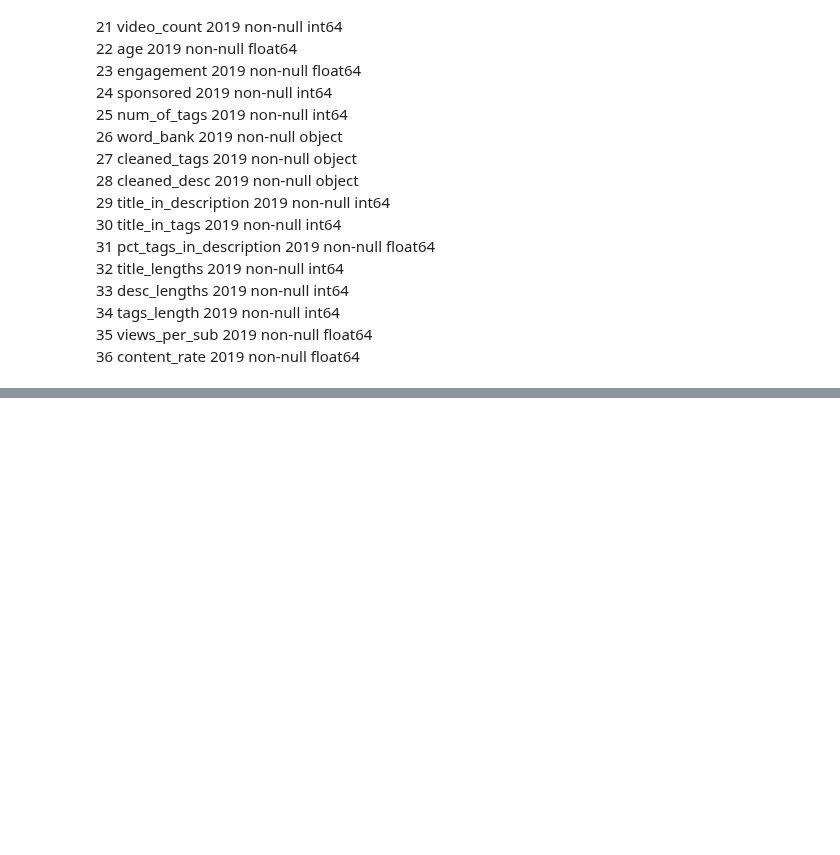
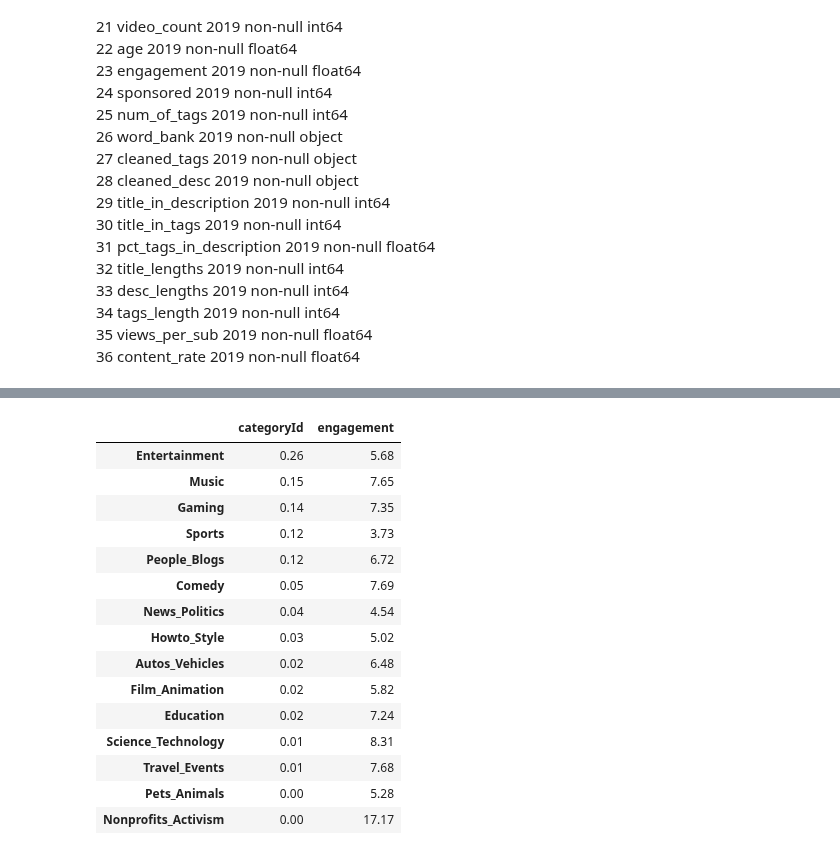
Before and after one commit to Youtube-Data-Analysis/top_200, a Jupyter notebook: shorter_explore.ipynb, the cells around one changed output, grey strips where cells are left out. Drawn from its saved outputs; the diff is of its cells as text; code cells hidden in the pictures; blank space fills up the shorter version.

Commit message:
added exploration of categoryId and engagement together

```diff
--- a/shorter_explore.ipynb
+++ b/shorter_explore.ipynb
@@ -681,0 +703,2 @@ pd.read_clipboard().to_markdown()
+# %%
+engagement_by_cat = df.groupby('categoryId').mean()['engagement']
@@ -681,0 +725,21 @@ pd.read_clipboard().to_markdown()
+# %%
+count_by_cat = df.categoryId.value_counts(normalize=True)
+# %%
+round(pd.concat([count_by_cat, engagement_by_cat*100], axis=1),2)
+# %% [output]
+|  | categoryId | engagement |
+| Entertainment | 0.26 | 5.68 |
+| Music | 0.15 | 7.65 |
+| Gaming | 0.14 | 7.35 |
+| Sports | 0.12 | 3.73 |
+| People_Blogs | 0.12 | 6.72 |
+| Comedy | 0.05 | 7.69 |
+| News_Politics | 0.04 | 4.54 |
+| Howto_Style | 0.03 | 5.02 |
+| Autos_Vehicles | 0.02 | 6.48 |
+| Film_Animation | 0.02 | 5.82 |
+| Education | 0.02 | 7.24 |
+| Science_Technology | 0.01 | 8.31 |
+| Travel_Events | 0.01 | 7.68 |
+| Pets_Animals | 0.00 | 5.28 |
+| Nonprofits_Activism | 0.00 | 17.17 |
```
Also changed, not shown: parts of 11 cells of this notebook.
